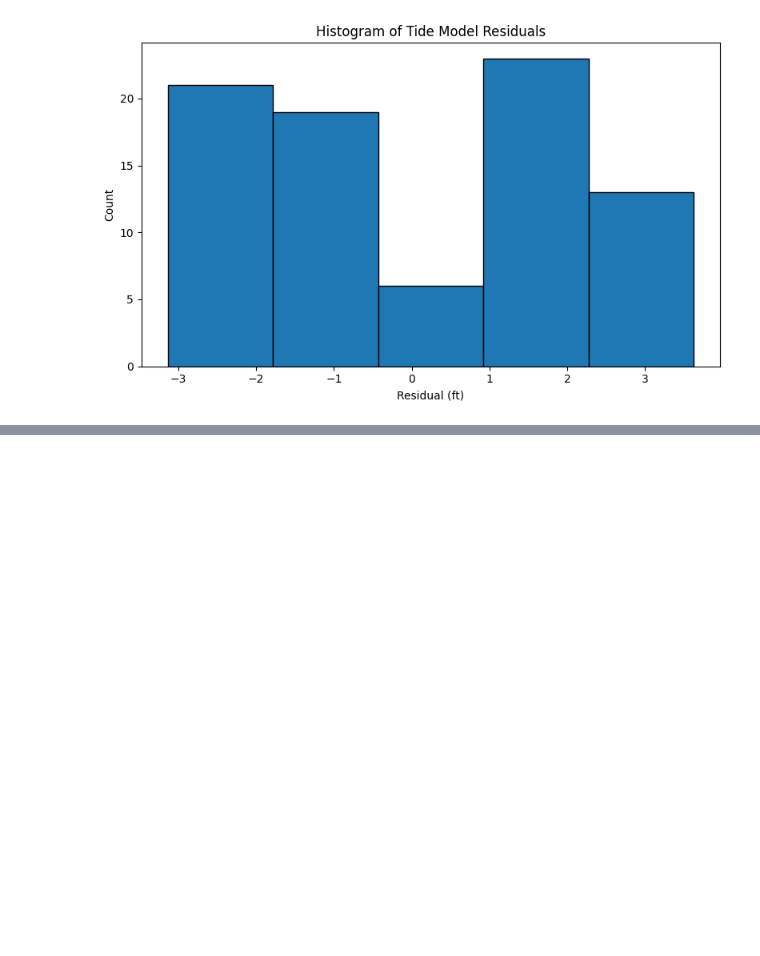
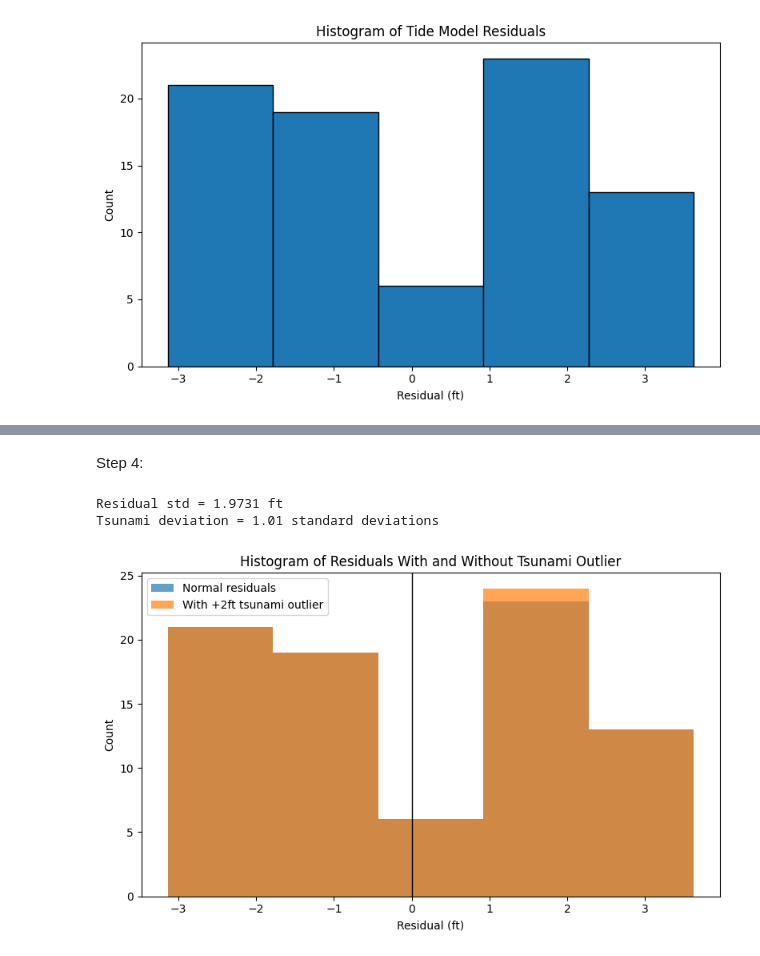
Before and after one commit to StealfDragon/ASTR19-Group_Project, a Jupyter notebook: tides.ipynb, the cells around one changed output, grey strips where cells are left out. Drawn from its saved outputs; the diff is of its cells as text; code cells hidden in the pictures; blank space fills up the shorter version.

Commit message:
Accidentally did step 4 in branch 3, but it's all done and working.

```diff
--- a/tides.ipynb
+++ b/tides.ipynb
@@ -110,0 +111,34 @@ Estimated intrinsic scatter: 1.957169836888163
+# %% [markdown]
+Step 4:
+# %%
+# --- Compute residual standard deviation ---
+resid_std = np.std(residuals, ddof=1)
+
+# --- Compute tsunami deviation in σ units ---
+tsunami_deviation_ft = 2.0
+z_score = tsunami_deviation_ft / resid_std
+
+print(f"Residual std = {resid_std:.4f} ft")
+print(f"Tsunami deviation = {z_score:.2f} standard deviations")
+
+# --- Add a single 2ft outlier to the histogram of data ---
+residuals_with_outlier = np.append(residuals, tsunami_deviation_ft)
+
+# --- Replot histogram ---
+plt.figure(figsize=(8,5))
+plt.hist(residuals, bins='fd', alpha=0.7, label="Normal residuals")
+plt.hist(residuals_with_outlier, bins='fd', alpha=0.7, label="With +2ft tsunami outlier")
+plt.axvline(0, color='black', linewidth=1)
+
+plt.xlabel("Residual (ft)")
+plt.ylabel("Count")
+plt.title("Histogram of Residuals With and Without Tsunami Outlier")
+plt.legend()
+plt.tight_layout()
+
+plt.savefig("HistogramWithTsunamiOutlier.pdf", bbox_inches='tight')
+plt.show()
+# %% [output]
+Residual std = 1.9731 ft
+Tsunami deviation = 1.01 standard deviations
+[figure, added]
```
Also changed, not shown: parts of 1 cell of this notebook, 5 other files.
